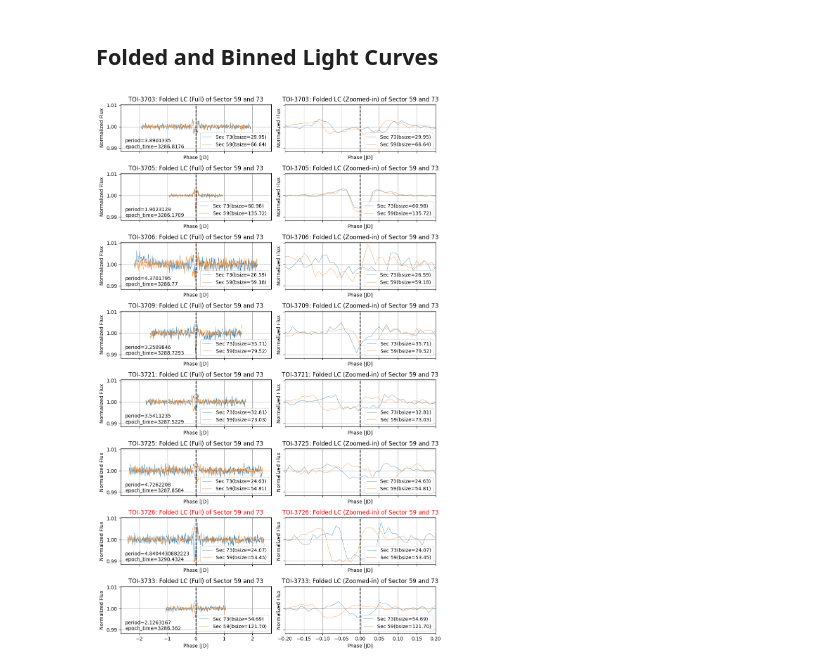
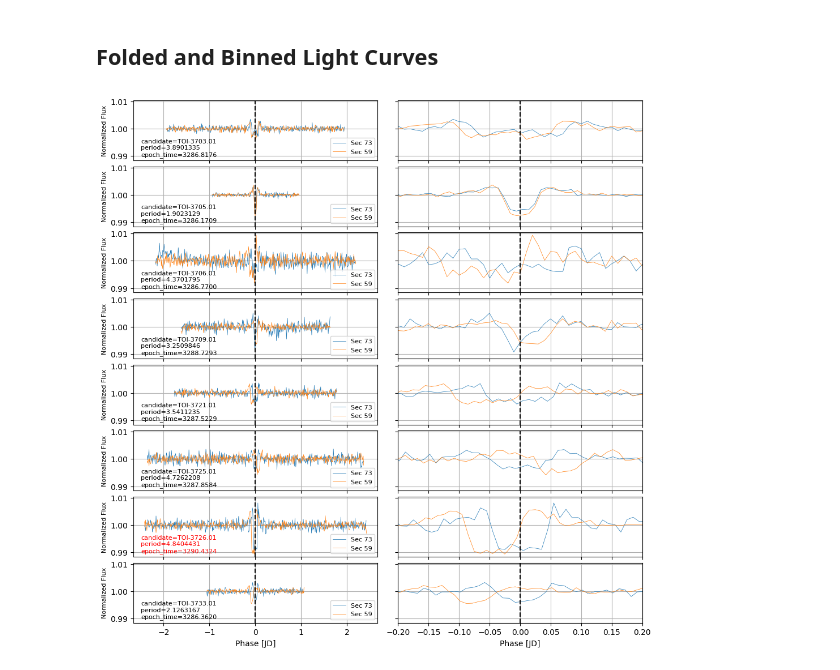
Before and after one commit to sophia268238/astronomy_ml, a Jupyter notebook: notebooks/TESS_Sector_59_and_73_Comparison.ipynb, the cells around one changed output. Saved outputs shown, nothing was run; the diff lists cells and outputs as text; code cells hidden in the pictures.

Commit message:
update sector comparison

```diff
--- a/notebooks/TESS_Sector_59_and_73_Comparison.ipynb
+++ b/notebooks/TESS_Sector_59_and_73_Comparison.ipynb
@@ -82,10 +94,12 @@ for i, tpfs in enumerate(tpfs_list):
     lc_curves = []
 
     print(f"Extracting lc for {candidates[i]['toi']}:",
-          [t.meta["SECTOR"] for t in tpfs], f'RA={[t.meta["RA_OBJ"] for t in tpfs][0]}',
+          [t.meta["SECTOR"] for t in tpfs if t.meta["SECTOR"] != 86], f'RA={[t.meta["RA_OBJ"] for t in tpfs][0]}',
           f'DEC={[t.meta["DEC_OBJ"] for t in tpfs][0]}')
 
     for j, t in enumerate(tpfs):
+        if t.meta["SECTOR"] == 86:
+            continue
         lc_curves.append(t.to_lightcurve())
     lc_of_sectors_list.append(lc_curves)
 # %% [output]
@@ -105,7 +119,7 @@ Extracting lc for TOI-3733: [59, 73, 59] RA=83.1406479012501 DEC=57.623107643885
 cleaned_lc_of_sectors_list=[]
 for i, lc_of_sectors in enumerate(lc_of_sectors_list):
 
-    lc_59_0, lc_73_0, lc_59_1 = lc_of_sectors
+    lc_59_0, lc_73_0, lc_59_1, lc_73_1 = lc_of_sectors
 
     mask0 = ((lc_59_0.time.value > 2911) & (lc_59_0.time.value < 2923)) | (lc_59_0.time.value >= 2925)
     lc_59_0_clean = lc_59_0[mask0]
@@ -159,42 +173,66 @@ plt.tight_layout()
 ## Folded and Binned Light Curves
 # %%
 TIME_BIN_SIZE = 0.01
-fig, axes = plt.subplots(len(candidates), 2, figsize=(10, 16), sharey=True, sharex="col")
+fig, axes = plt.subplots(len(candidates), 2, figsize=(10, 10), sharey=True, sharex="col")
 for i, clean_lc_of_sectors in enumerate(cleaned_lc_of_sectors_list):
     toi, period, epoch_time = candidates[i]["toi"], candidates[i]["period"], candidates[i]["epoch_time"]
     title_color = "red" if toi == TARGET else "black"
 
     ax_0 = axes[i, 0]
-    ax_0.set_title(f"{toi}: Folded LC (Full) of Sector 59 and 73", color=title_color)
-    ax_0.text(-2.5, 0.99, f"period={period}\nepoch_time={epoch_time}")
+    # ax_0.set_title(f"{toi}: Folded LC (Full) of Sector 59 and 73", color=title_color, fontsize=9)
+    ax_0.text(-2.5, 0.99, f"candidate={toi}.01\nperiod={period:.7f}\nepoch_time={epoch_time:.4f}", fontsize=8, color=title_color)
+    ax_0.set_ylabel(ax_0.get_ylabel(), fontsize=8)
 
 
     ax_1 = axes[i, 1]
-    ax_1.set_title(f"{toi}: Folded LC (Zoomed-in) of Sector 59 and 73", color=title_color)
+    # ax_1.set_title(f"{toi}: Folded LC (Zoomed-in) of Sector 59 and 73", color=title_color, fontsize=9)
     ax_1.set_xlim(-0.2, 0.2)
+    ax_1.set_ylabel(None, fontsize=8)
+
 
     lc_59_0_clean, lc_73_0_clean, lc_59_1_clean = clean_lc_of_sectors
 
     binned_lc = lc_73_0_clean.fold(period=period, epoch_time=epoch_time).bin(time_bin_size=TIME_BIN_SIZE)
     binning_avg_size_73 = len(lc_73_0_clean) / len(binned_lc)
 
     binned_lc.plot(ax=ax_0)
     binned_lc.plot(ax=ax_1)
 
     combined_lc_59 = lc_59_0_clean.append(lc_59_1_clean)
     binned_lc = combined_lc_59.fold(period=period, epoch_time=epoch_time).bin(time_bin_size=TIME_BIN_SIZE)
     binning_avg_size_59 = len(combined_lc_59) / len(binned_lc)
 
     binned_lc.plot(ax=ax_0)
     binned_lc.plot(ax=ax_1)
 
     for ax_i in [ax_0, ax_1]:
-        ax_i.legend([f"Sec 73(bsize={binning_avg_size_73:.2f})", f"Sec 59(bsize={binning_avg_size_59:.2f})"], loc='lower right')
+        ax_i.legend([f"Sec 73", f"Sec 59"], loc='lower right', fontsize=8)
         ax_i.grid(True, which='both', axis='x')
         ax_i.grid(True, which='both', axis='y')
         ax_i.axvline(x=0, color='black', linestyle='--')
 
+for ax_row in axes[-1:]:
+    for ax in ax_row:
+        ax.tick_params(axis='x', labelbottom=True)  # Make x-axis ticks visible
+num_rows = len(candidates)
 
+for i in range(num_rows):
+    for j in range(2):  # Two columns
+        ax = axes[i, j]
+        if i != num_rows - 1:
+            ax.set_xlabel("")  # Remove x-axis label
+
+for i in range(num_rows):
+    ax = axes[i, 1]  # Right column
+    ax.set_ylabel("")  # Remove y-axis label
+
+for i in range(num_rows):
+    ax = axes[i, 1]  # Right column
+    legend = ax.get_legend()
+    if legend:
+        legend.remove()
 plt.tight_layout()
+plt.subplots_adjust(hspace=0.1)
+plt.savefig("folded_lightcurves_comparison.png", dpi=300, bbox_inches="tight")
 # %% [output]
-[figure, old version]
+[figure, new version]
```
Also changed, not shown: parts of 2 cells of this notebook, 1 other file.
